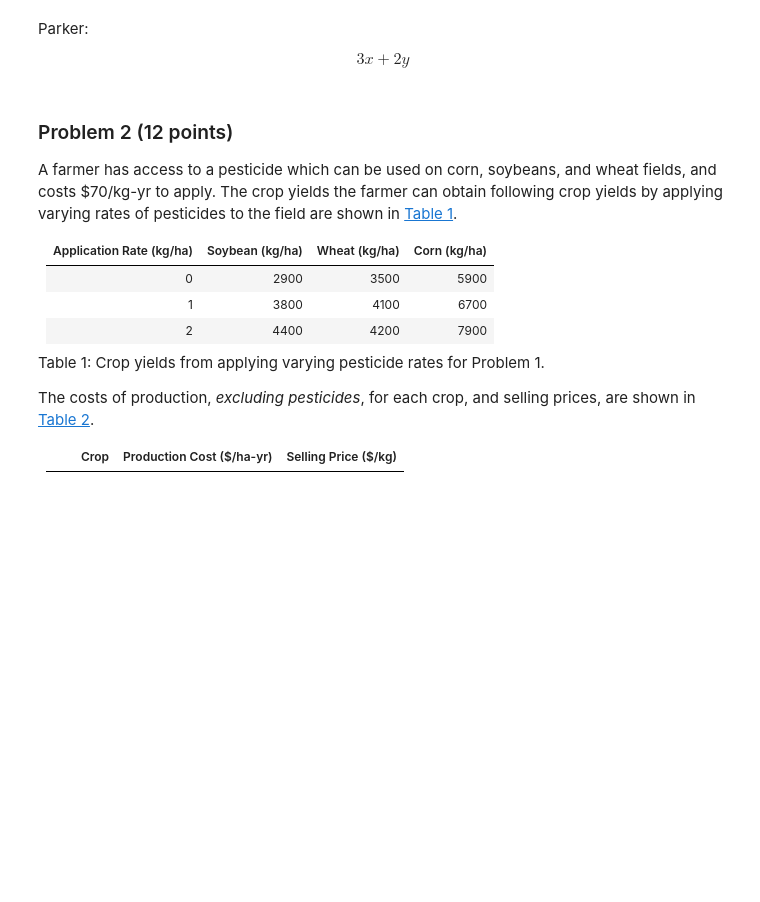
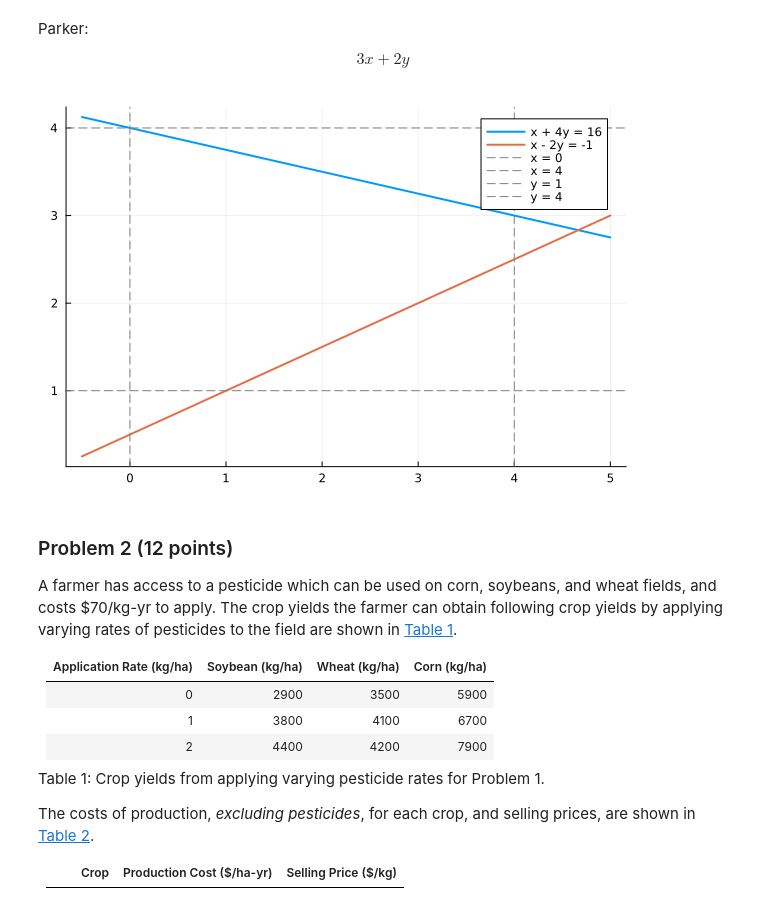
Before and after one commit to BEE4750-FA25/hw4-parker-regina, a Jupyter notebook: hw04.ipynb, the cells around one changed output. Drawn from its saved outputs; the diff is of its cells as text; code cells hidden in the pictures; blank space fills up the shorter version.

Commit message:
graph1

```diff
--- a/hw04.ipynb
+++ b/hw04.ipynb
@@ -60,6 +60,26 @@ $$
 Parker:
 
 $$ 3x+2y$$
+# %%
+using Plots
+# x grid for drawing lines
+x = -0.5:0.01:5.0
+
+# Constraint lines
+y1(x) = (16 - x) / 4
+y2(x) = (x + 1) / 2
+
+# Plot setup
+plt = plot(x, y1.(x), lw=2, label="x + 4y = 16")
+plot!(plt, x, y2.(x), lw=2, label="x - 2y = -1")
+
+# Box bounds
+vline!([0], linestyle=:dash, color=:gray, label="x = 0")
+vline!([4], linestyle=:dash, color=:gray, label="x = 4")
+hline!([1], linestyle=:dash, color=:gray, label="y = 1")
+hline!([4], linestyle=:dash, color=:gray, label="y = 4")
+# %% [output]
+[figure, added]
 # %% [markdown]
 ### Problem 2 (12 points)
 
```
